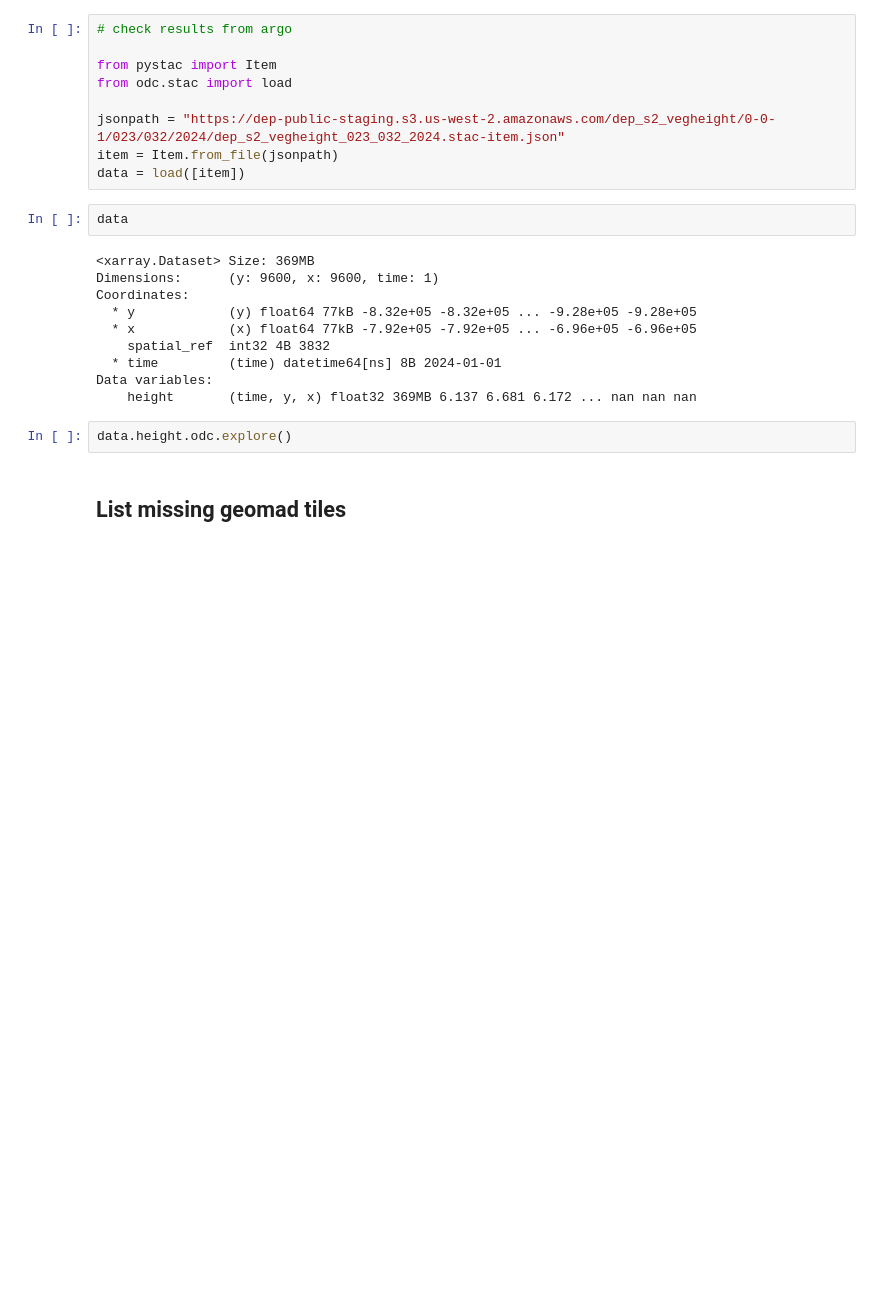
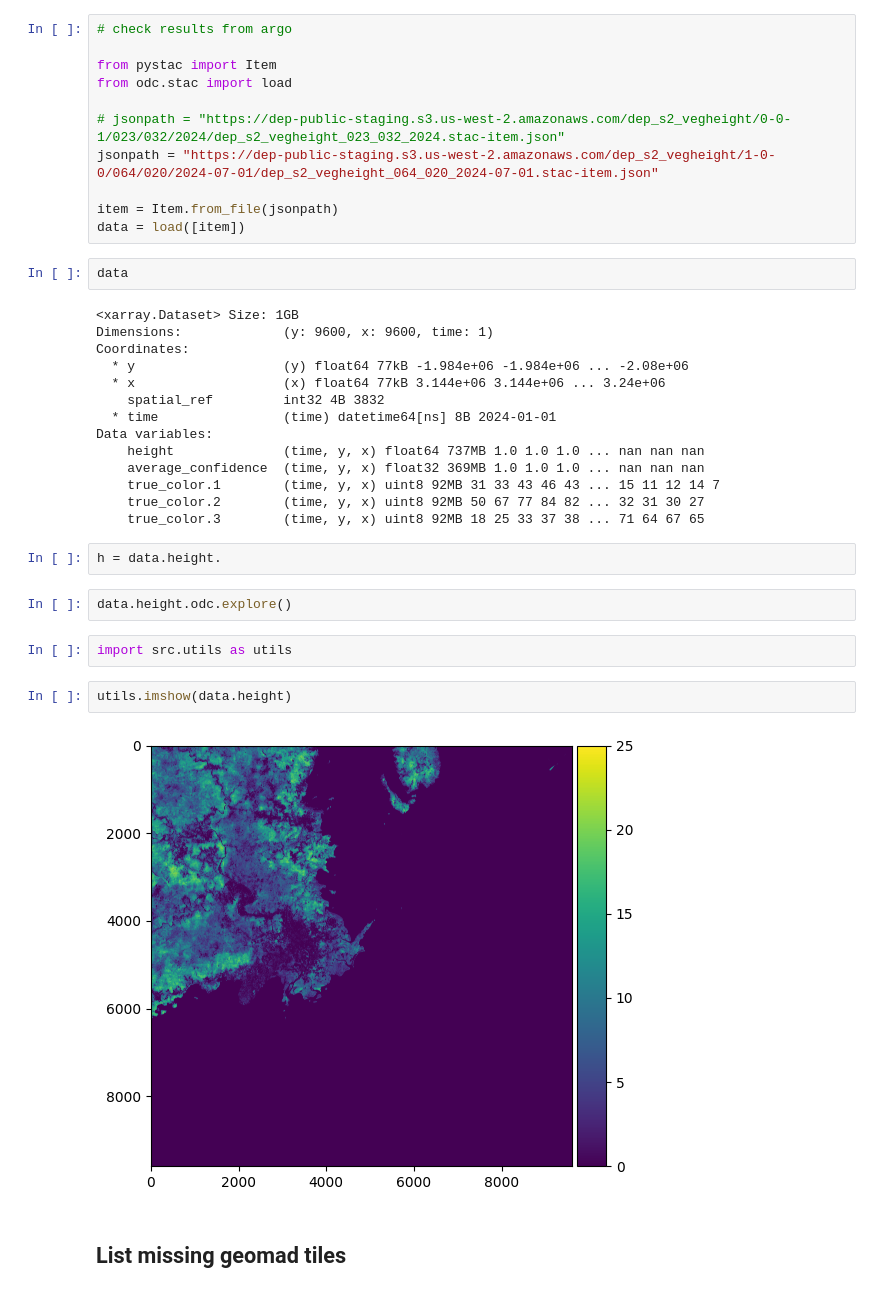
Before and after one commit to digitalearthpacific/dep-veg, a Jupyter notebook: Test_Processor.ipynb, the cells around one changed output. Drawn from its saved outputs; the diff is of its cells as text; blank space fills up the shorter version.

```diff
--- a/Test_Processor.ipynb
+++ b/Test_Processor.ipynb
@@ -4,23 +4,37 @@
 from pystac import Item
 from odc.stac import load
 
-jsonpath = "https://dep-public-staging.s3.us-west-2.amazonaws.com/dep_s2_vegheight/0-0-1/023/032/2024/dep_s2_vegheight_023_032_2024.stac-item.json"
+# jsonpath = "https://dep-public-staging.s3.us-west-2.amazonaws.com/dep_s2_vegheight/0-0-1/023/032/2024/dep_s2_vegheight_023_032_2024.stac-item.json"
+jsonpath = "https://dep-public-staging.s3.us-west-2.amazonaws.com/dep_s2_vegheight/1-0-0/064/020/2024-07-01/dep_s2_vegheight_064_020_2024-07-01.stac-item.json"
+
 item = Item.from_file(jsonpath)
 data = load([item])
 # %%
 data
 # %% [output]
-<xarray.Dataset> Size: 369MB
-Dimensions:      (y: 9600, x: 9600, time: 1)
+<xarray.Dataset> Size: 1GB
+Dimensions:             (y: 9600, x: 9600, time: 1)
 Coordinates:
-  * y            (y) float64 77kB -8.32e+05 -8.32e+05 ... -9.28e+05 -9.28e+05
-  * x            (x) float64 77kB -7.92e+05 -7.92e+05 ... -6.96e+05 -6.96e+05
-    spatial_ref  int32 4B 3832
-  * time         (time) datetime64[ns] 8B 2024-01-01
+  * y                   (y) float64 77kB -1.984e+06 -1.984e+06 ... -2.08e+06
+  * x                   (x) float64 77kB 3.144e+06 3.144e+06 ... 3.24e+06
+    spatial_ref         int32 4B 3832
+  * time                (time) datetime64[ns] 8B 2024-01-01
 Data variables:
-    height       (time, y, x) float32 369MB 6.137 6.681 6.172 ... nan nan nan
+    height              (time, y, x) float64 737MB 1.0 1.0 1.0 ... nan nan nan
+    average_confidence  (time, y, x) float32 369MB 1.0 1.0 1.0 ... nan nan nan
+    true_color.1        (time, y, x) uint8 92MB 31 33 43 46 43 ... 15 11 12 14 7
+    true_color.2        (time, y, x) uint8 92MB 50 67 77 84 82 ... 32 31 30 27
+    true_color.3        (time, y, x) uint8 92MB 18 25 33 37 38 ... 71 64 67 65
+# %%
+h = data.height.
 # %%
 data.height.odc.explore()
+# %%
+import src.utils as utils
+# %%
+utils.imshow(data.height)
+# %% [output]
+[figure, added]
 # %% [markdown]
 ## List missing geomad tiles
 # %%
```
Also changed, not shown: parts of 1 cell of this notebook.
